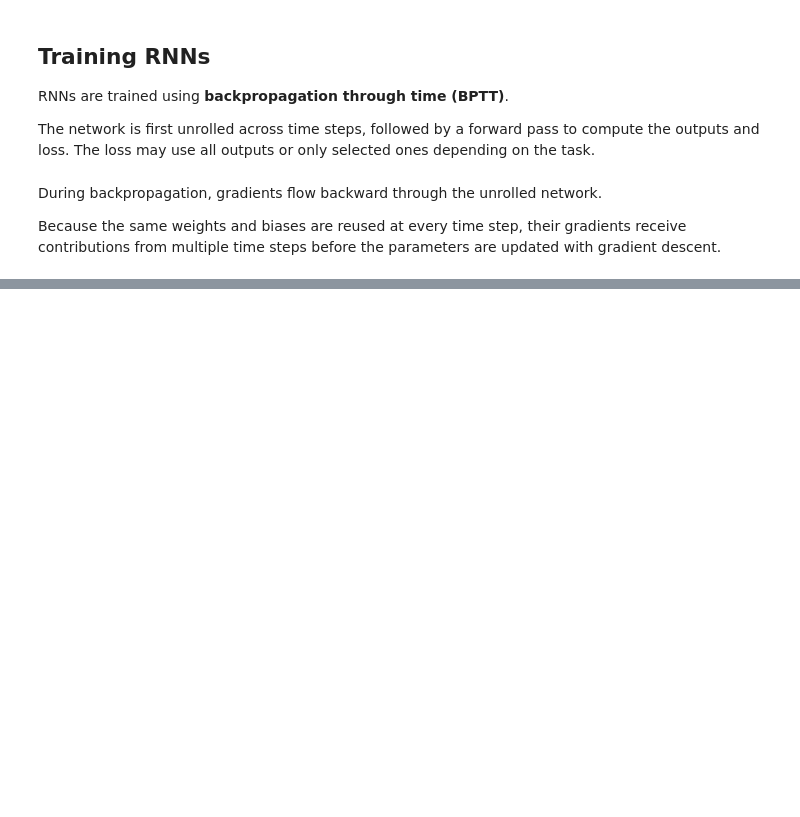
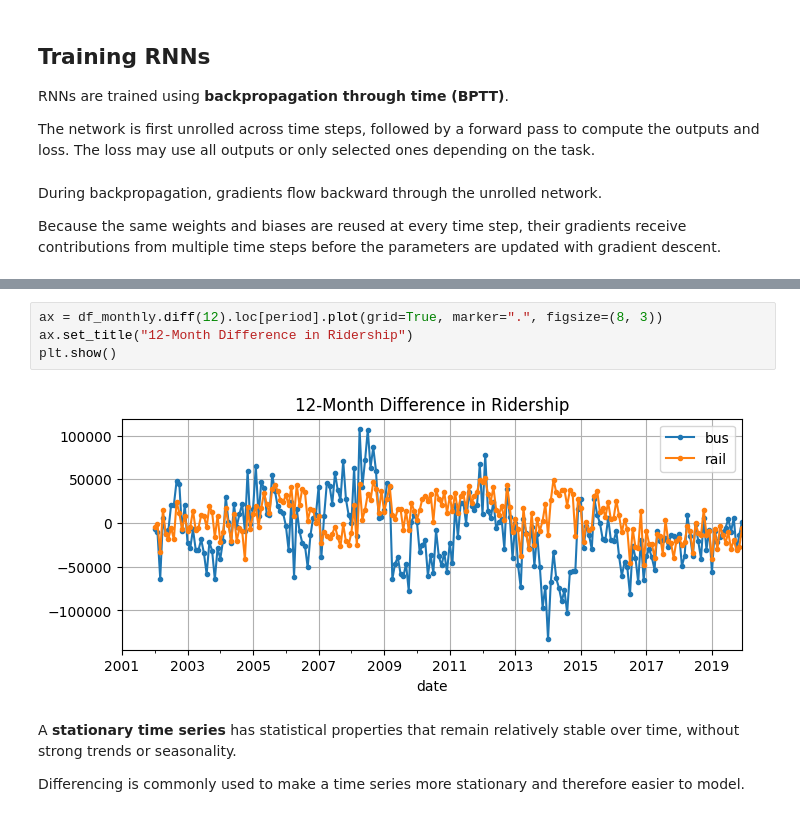
Before and after one commit to jayjay0317/Hands-On-ML-Study, a Jupyter notebook: Chapter_13/processing_sequences_rnn.ipynb, the cells around one changed output, grey strips where cells are left out. Saved outputs shown, nothing was run; the diff lists cells and outputs as text; blank space fills up the shorter version.

```diff
--- a/Chapter_13/processing_sequences_rnn.ipynb
+++ b/Chapter_13/processing_sequences_rnn.ipynb
@@ -87,0 +182,10 @@ Because the same weights and biases are reused at every time step, their gradien
+# %%
+ax = df_monthly.diff(12).loc[period].plot(grid=True, marker=".", figsize=(8, 3))
+ax.set_title("12-Month Difference in Ridership")
+plt.show()
+# %% [output]
+[figure, added]
+# %% [markdown]
+A **stationary time series** has statistical properties that remain relatively stable over time, without strong trends or seasonality.
+
+Differencing is commonly used to make a time series more stationary and therefore easier to model.
```
Also changed, not shown: parts of 12 cells of this notebook.
